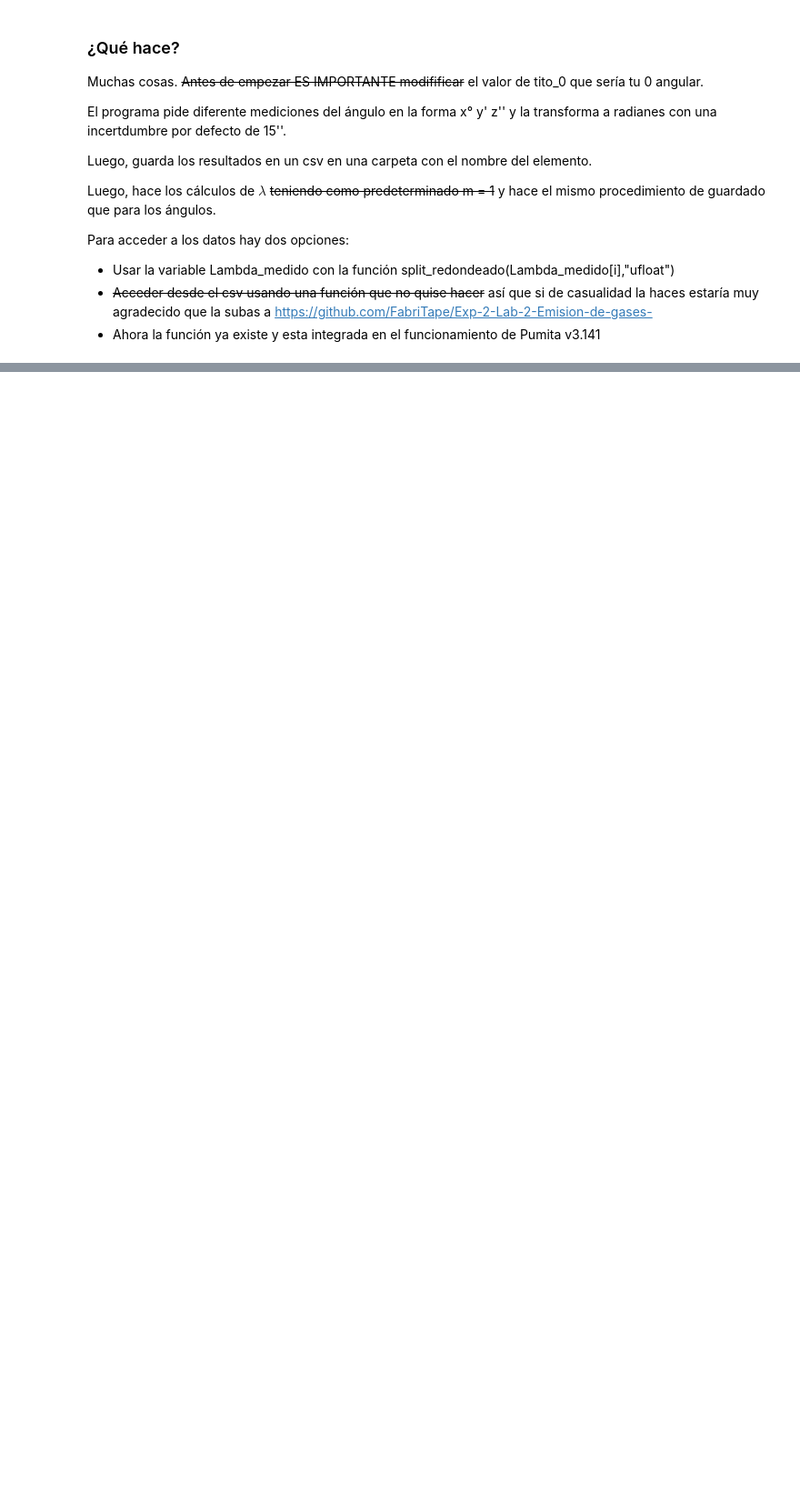
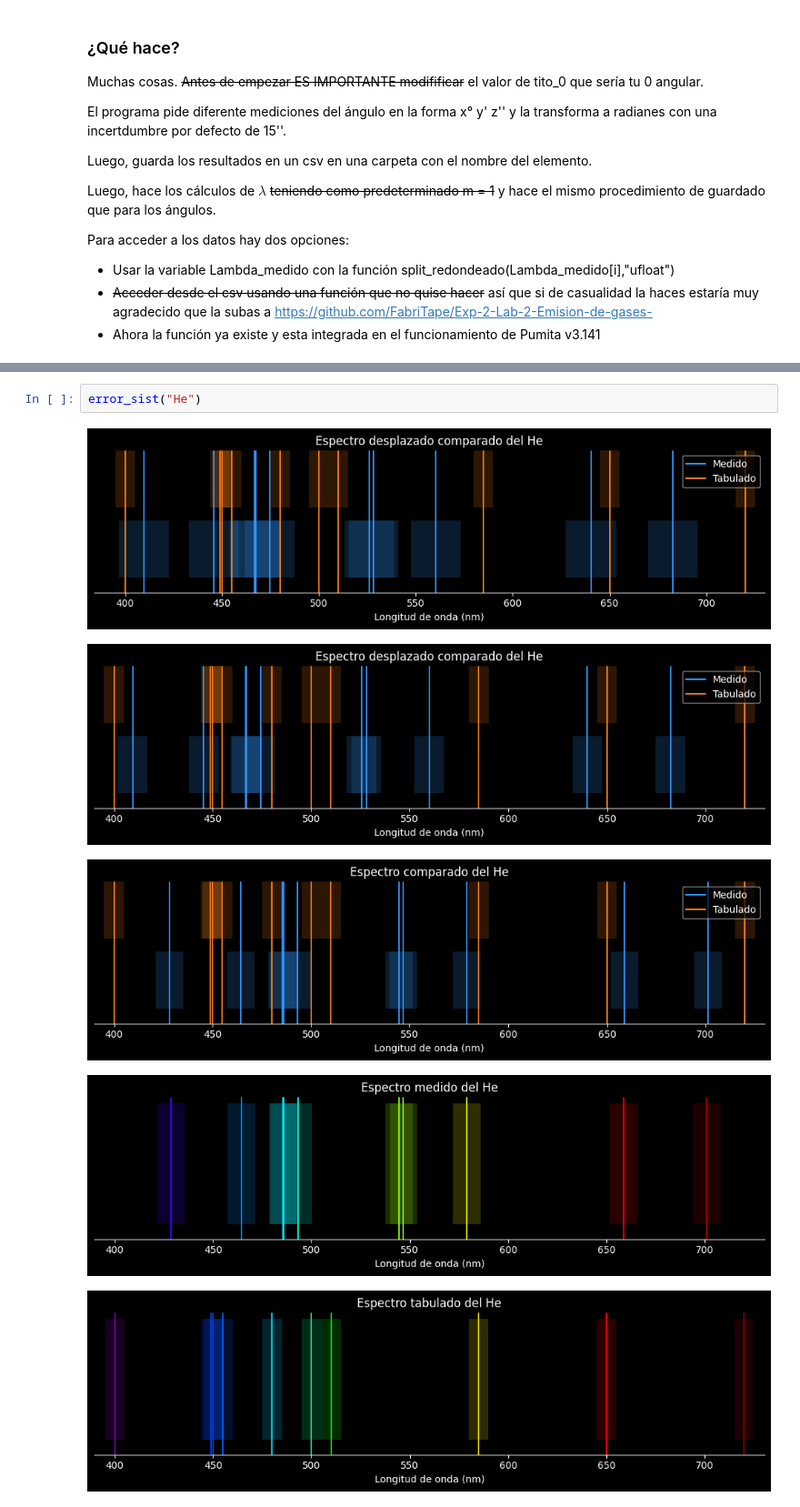
Before and after one commit to FabriTape/Exp-2-Lab-2-Emision-de-gases-, a Jupyter notebook: Emision_abs.ipynb, the cells around one changed output, grey strips where cells are left out. Shown at 91% size. Cells and saved outputs as stored; diff of their text form; blank space fills up the shorter version.

```diff
--- a/Emision_abs.ipynb
+++ b/Emision_abs.ipynb
@@ -472,0 +603,8 @@ gracias por usar Pumita v3.1415
+# %%
+error_sist("He")
+# %% [output]
+[figure, added]
+[figure, added]
+[figure, added]
+[figure, added]
+[figure, added]
```
Also changed, not shown: parts of 11 cells of this notebook, 42 other files.
